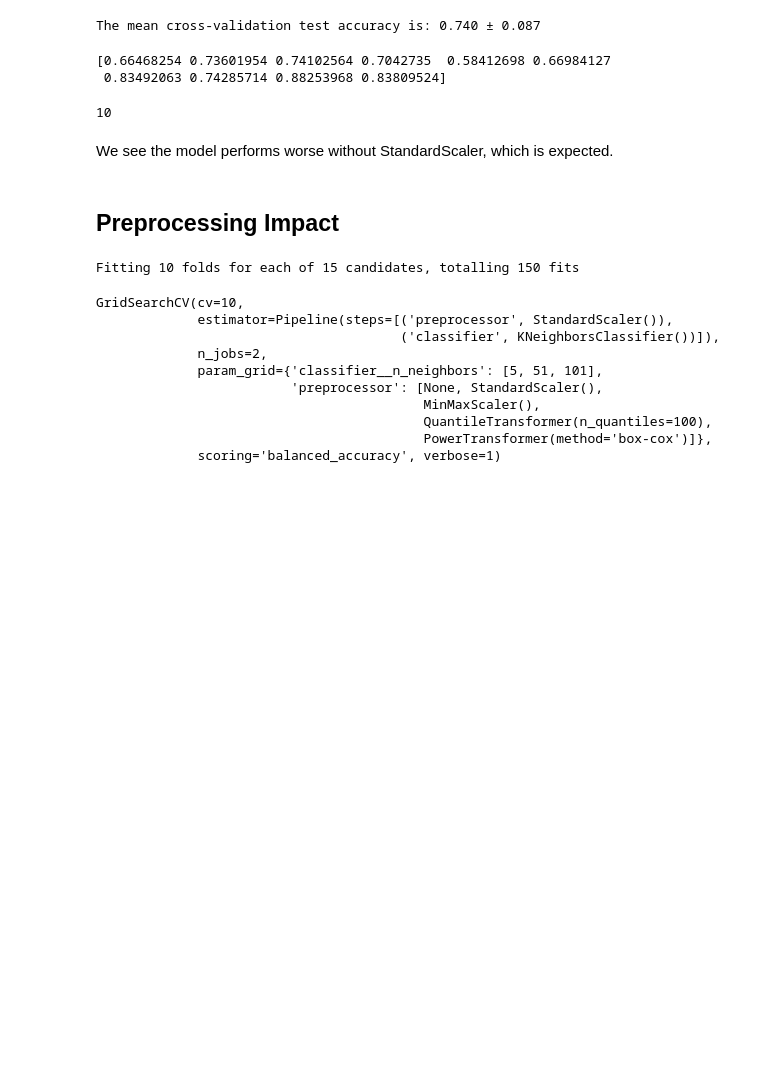
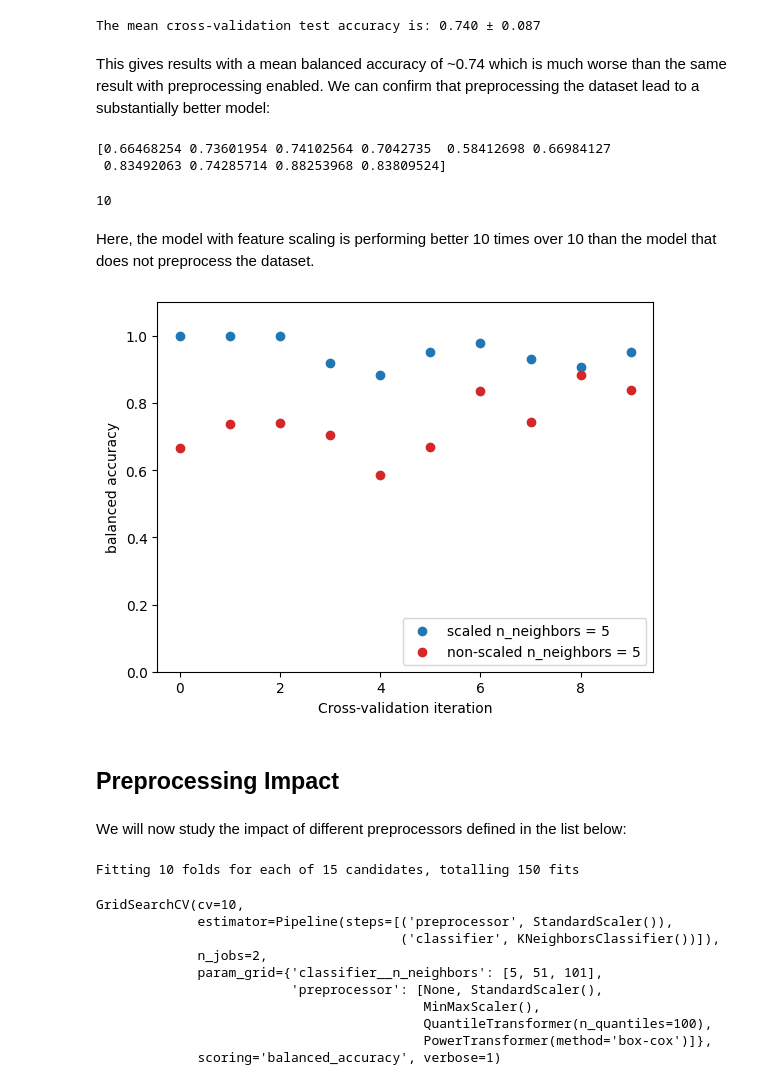
Before and after one commit to royaad/INRIA-ML-scikit-learn, a Jupyter notebook: Module 3/331_tuning_questions.ipynb, the cells around one changed output. Saved outputs shown, nothing was run; the diff lists cells and outputs as text; code cells hidden in the pictures; blank space fills up the shorter version.

```diff
--- a/Module 3/331_tuning_questions.ipynb
+++ b/Module 3/331_tuning_questions.ipynb
@@ -123,12 +155,14 @@ model_2 = KNeighborsClassifier(n_neighbors=5)
 
 cv_results = cross_validate(model_2, data, target, cv=10, scoring="balanced_accuracy")
 
-scores_wss = cv_results["test_score"]
+scores_woss = cv_results["test_score"]
 
 print(
     "The mean cross-validation test accuracy is: "
-    f"{scores_wss.mean():.3f} ± {scores_wss.std():.3f} "
+    f"{scores_woss.mean():.3f} ± {scores_woss.std():.3f} "
 )
 # %% [output]
 The mean cross-validation test accuracy is: 0.740 ± 0.087
+# %% [markdown]
+This gives results with a mean balanced accuracy of ~0.74 which is much worse than the same result with preprocessing enabled. We can confirm that preprocessing the dataset lead to a substantially better model:
 # %%
@@ -138,10 +172,37 @@ print(scores_wss)
 [0.66468254 0.73601954 0.74102564 0.7042735  0.58412698 0.66984127
  0.83492063 0.74285714 0.88253968 0.83809524]
 10
-# %% [markdown]
-We see the model performs worse without StandardScaler, which is expected.
+# %% [markdown]
+Here, the model with feature scaling is performing better 10 times over 10 than the model that does not preprocess the dataset.
+# %%
+import matplotlib.pyplot as plt
+
+indices = list(range(len(scores_5)))
+
+plt.scatter(
+    indices,
+    scores_5,
+    color="tab:blue",
+    label="scaled n_neighbors = 5"
+)
+
+plt.scatter(
+    indices,
+    scores_woss,
+    color="tab:red",
+    label="non-scaled n_neighbors = 5",
+)
+
+plt.ylim((0, 1.1))
+plt.xlabel("Cross-validation iteration")
+plt.ylabel("balanced accuracy")
+_ = plt.legend(loc="lower right")
+# %% [output]
+[figure, added]
 # %% [markdown]
 ## Preprocessing Impact
+# %% [markdown]
+We will now study the impact of different preprocessors defined in the list below:
 # %%
 from sklearn.preprocessing import MinMaxScaler
 from sklearn.preprocessing import QuantileTransformer
```
Also changed, not shown: parts of 31 cells of this notebook, 1 other file.
